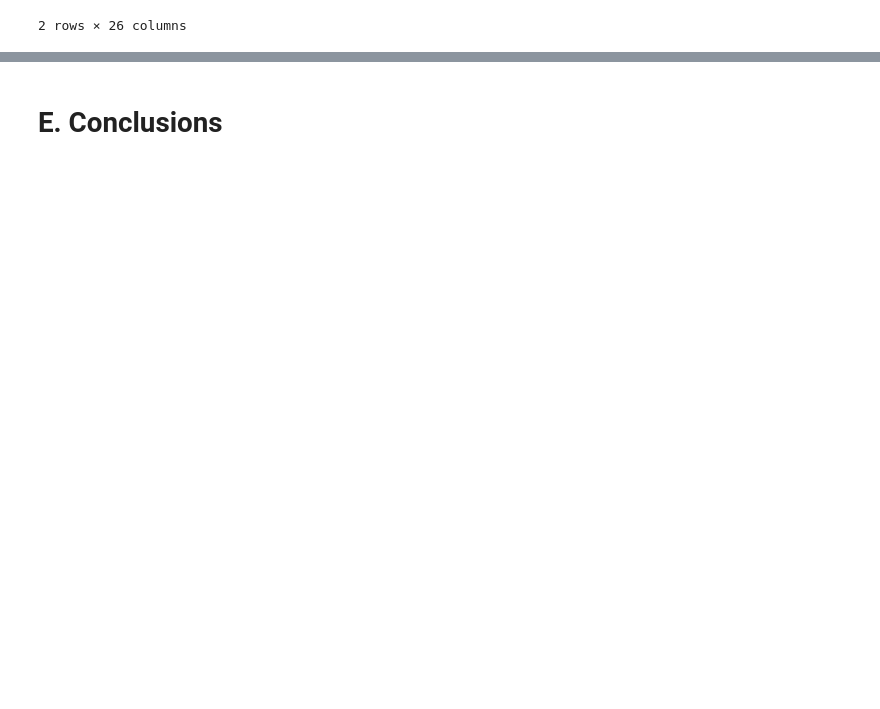
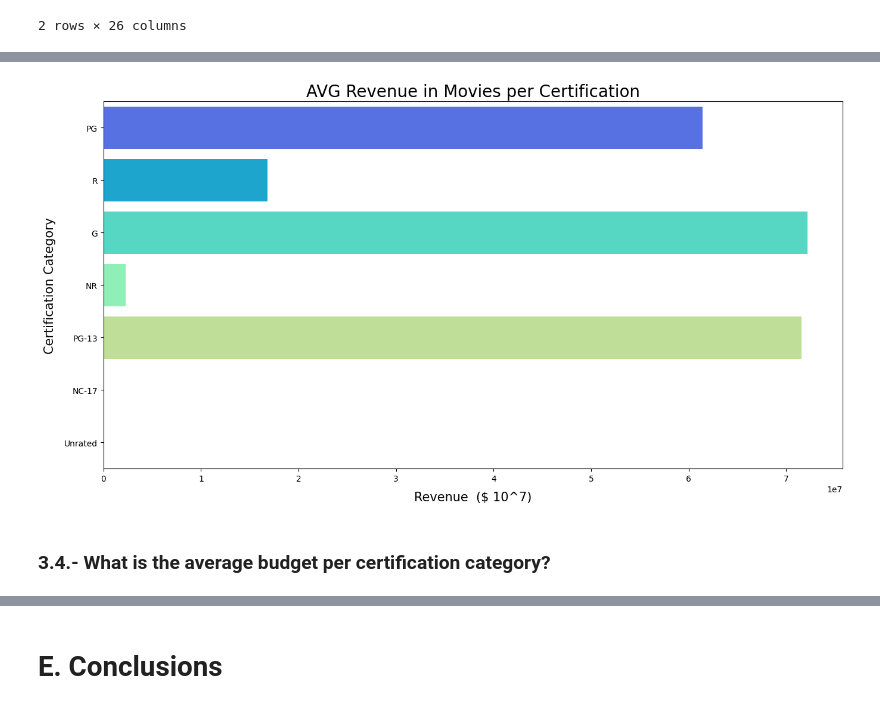
Before and after one commit to edleafvirtual/Project-3-IMDb-Successful-movie, a Jupyter notebook: Part B - Using API from TMDB notebook.ipynb, the cells around one changed output, grey strips where cells are left out. Drawn from its saved outputs; the diff is of its cells as text; code cells hidden in the pictures; blank space fills up the shorter version.

```diff
--- a/Part B - Using API from TMDB notebook.ipynb
+++ b/Part B - Using API from TMDB notebook.ipynb
@@ -378,0 +543,12 @@ pd.DataFrame(results)
+# %%
+# Plot the results.
+fig, ax = plt.subplots(figsize=(16,8))
+ax = sns.barplot(data=movies_from_2000_and_2001_df, x='revenue', y='certifcation', palette='rainbow', ci=None)
+ax.set_ylabel('Certification Category', fontsize=15,labelpad=10)
+ax.set_xlabel('Revenue  ($ 10^7)', fontsize=15,labelpad=10)
+ax.set_title('AVG Revenue in Movies per Certification', fontsize=20)
+plt.savefig('avg_revenue_certification', pad_inches=1, bbox_inches='tight');
+# %% [output]
+[figure, added]
+# %% [markdown]
+### 3.4.- What is the average budget per certification category?
```
Also changed, not shown: parts of 42 cells of this notebook, 4 other files.
